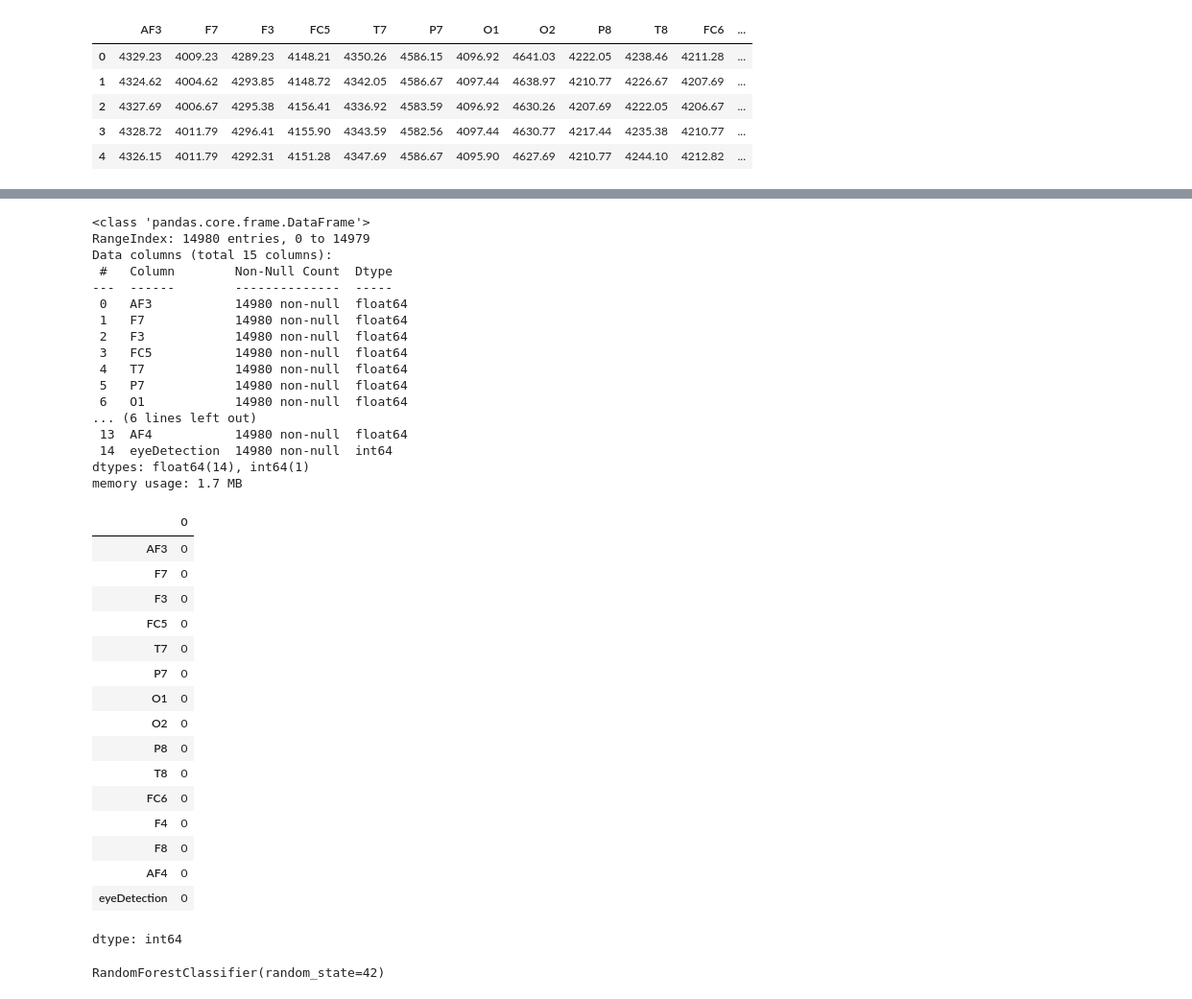
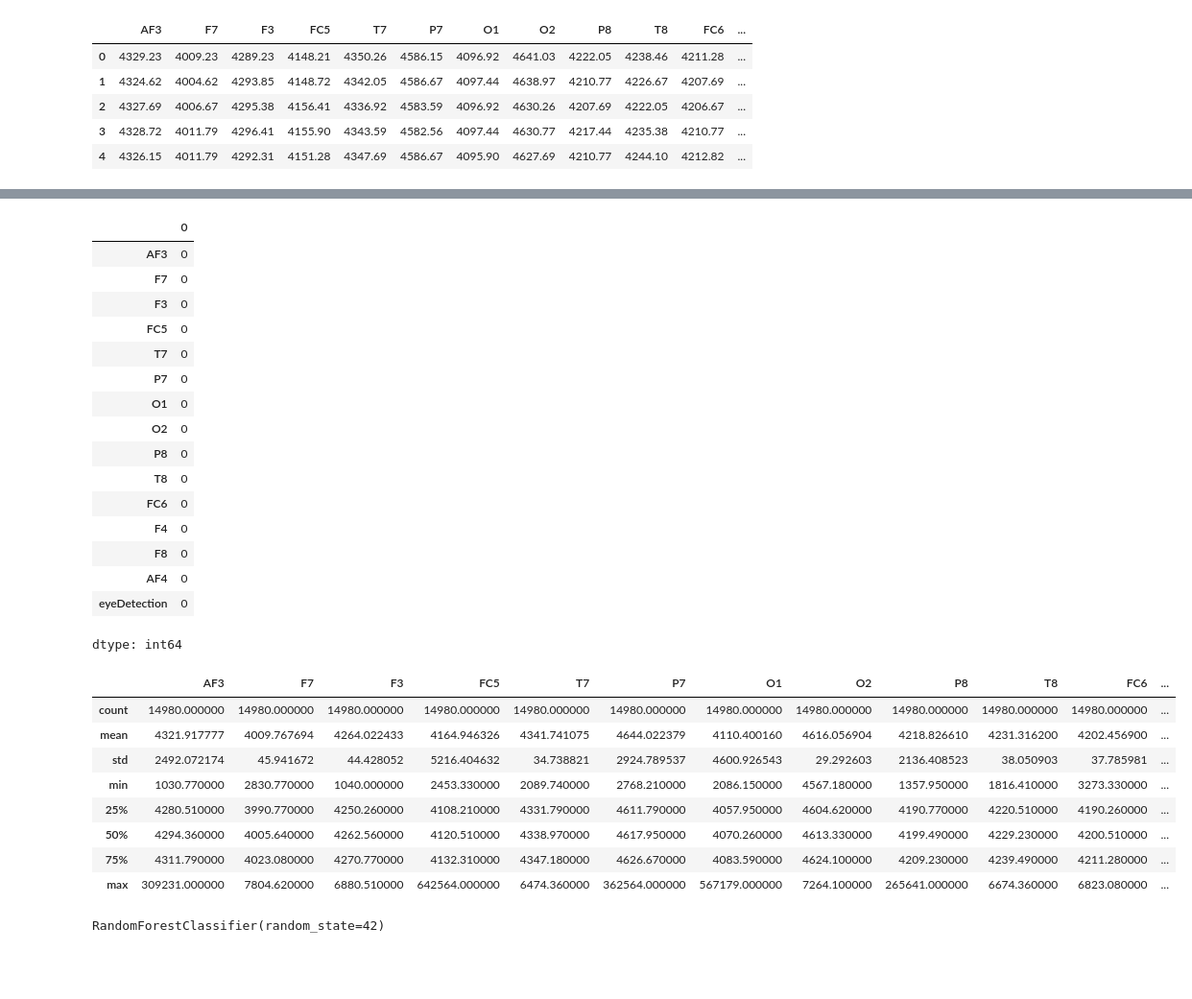
Before and after one commit to VISHVAPRASATHVS/DA_CLASSIFICATION, a Jupyter notebook: RANDOMFOREST_analysis_for_EEG_EYE_STATE.ipynb, the cells around one changed output, grey strips where cells are left out. Shown at 96% size. Cells and saved outputs as stored; diff of their text form; code cells hidden in the pictures; blank space fills up the shorter version.

```diff
--- a/RANDOMFOREST_analysis_for_EEG_EYE_STATE.ipynb
+++ b/RANDOMFOREST_analysis_for_EEG_EYE_STATE.ipynb
@@ -21,41 +41,35 @@ d.head()
 # %%
-d.info()
 d.isnull().sum()
 # %% [output]
+|  | 0 |
+| AF3 | 0 |
+| F7 | 0 |
+| F3 | 0 |
+| FC5 | 0 |
+| T7 | 0 |
+| P7 | 0 |
+| O1 | 0 |
+| O2 | 0 |
+| P8 | 0 |
+| T8 | 0 |
+| FC6 | 0 |
+| F4 | 0 |
+| F8 | 0 |
+| AF4 | 0 |
+| eyeDetection | 0 |
-<class 'pandas.core.frame.DataFrame'>
-RangeIndex: 14980 entries, 0 to 14979
-Data columns (total 15 columns):
- #   Column        Non-Null Count  Dtype
----  ------        --------------  -----
- 0   AF3           14980 non-null  float64
- 1   F7            14980 non-null  float64
- 2   F3            14980 non-null  float64
- 3   FC5           14980 non-null  float64
- 4   T7            14980 non-null  float64
- 5   P7            14980 non-null  float64
- 6   O1            14980 non-null  float64
-... (6 lines left out)
- 13  AF4           14980 non-null  float64
- 14  eyeDetection  14980 non-null  int64
-dtypes: float64(14), int64(1)
-memory usage: 1.7 MB
+dtype: int64
-|  | 0 |
-| AF3 | 0 |
-| F7 | 0 |
-| F3 | 0 |
-| FC5 | 0 |
-| T7 | 0 |
-| P7 | 0 |
-| O1 | 0 |
-| O2 | 0 |
-| P8 | 0 |
-| T8 | 0 |
-| FC6 | 0 |
-| F4 | 0 |
-| F8 | 0 |
-| AF4 | 0 |
-| eyeDetection | 0 |
-dtype: int64
+# %%
+d.describe()
+# %% [output]
+|  | AF3 | F7 | F3 | FC5 | T7 | P7 | O1 | O2 | P8 | T8 | FC6 | ... |
+| count | 14980.000000 | 14980.000000 | 14980.000000 | 14980.000000 | 14980.000000 | 14980.000000 | 14980.000000 | 14980.000000 | 14980.000000 | 14980.000000 | 14980.000000 | ... |
+| mean | 4321.917777 | 4009.767694 | 4264.022433 | 4164.946326 | 4341.741075 | 4644.022379 | 4110.400160 | 4616.056904 | 4218.826610 | 4231.316200 | 4202.456900 | ... |
+| std | 2492.072174 | 45.941672 | 44.428052 | 5216.404632 | 34.738821 | 2924.789537 | 4600.926543 | 29.292603 | 2136.408523 | 38.050903 | 37.785981 | ... |
+| min | 1030.770000 | 2830.770000 | 1040.000000 | 2453.330000 | 2089.740000 | 2768.210000 | 2086.150000 | 4567.180000 | 1357.950000 | 1816.410000 | 3273.330000 | ... |
+| 25% | 4280.510000 | 3990.770000 | 4250.260000 | 4108.210000 | 4331.790000 | 4611.790000 | 4057.950000 | 4604.620000 | 4190.770000 | 4220.510000 | 4190.260000 | ... |
+| 50% | 4294.360000 | 4005.640000 | 4262.560000 | 4120.510000 | 4338.970000 | 4617.950000 | 4070.260000 | 4613.330000 | 4199.490000 | 4229.230000 | 4200.510000 | ... |
+| 75% | 4311.790000 | 4023.080000 | 4270.770000 | 4132.310000 | 4347.180000 | 4626.670000 | 4083.590000 | 4624.100000 | 4209.230000 | 4239.490000 | 4211.280000 | ... |
+| max | 309231.000000 | 7804.620000 | 6880.510000 | 642564.000000 | 6474.360000 | 362564.000000 | 567179.000000 | 7264.100000 | 265641.000000 | 6674.360000 | 6823.080000 | ... |
 # %%
 x = d.drop('eyeDetection', axis=1)
 y = d['eyeDetection']
```
Also changed, not shown: parts of 2 cells of this notebook.
